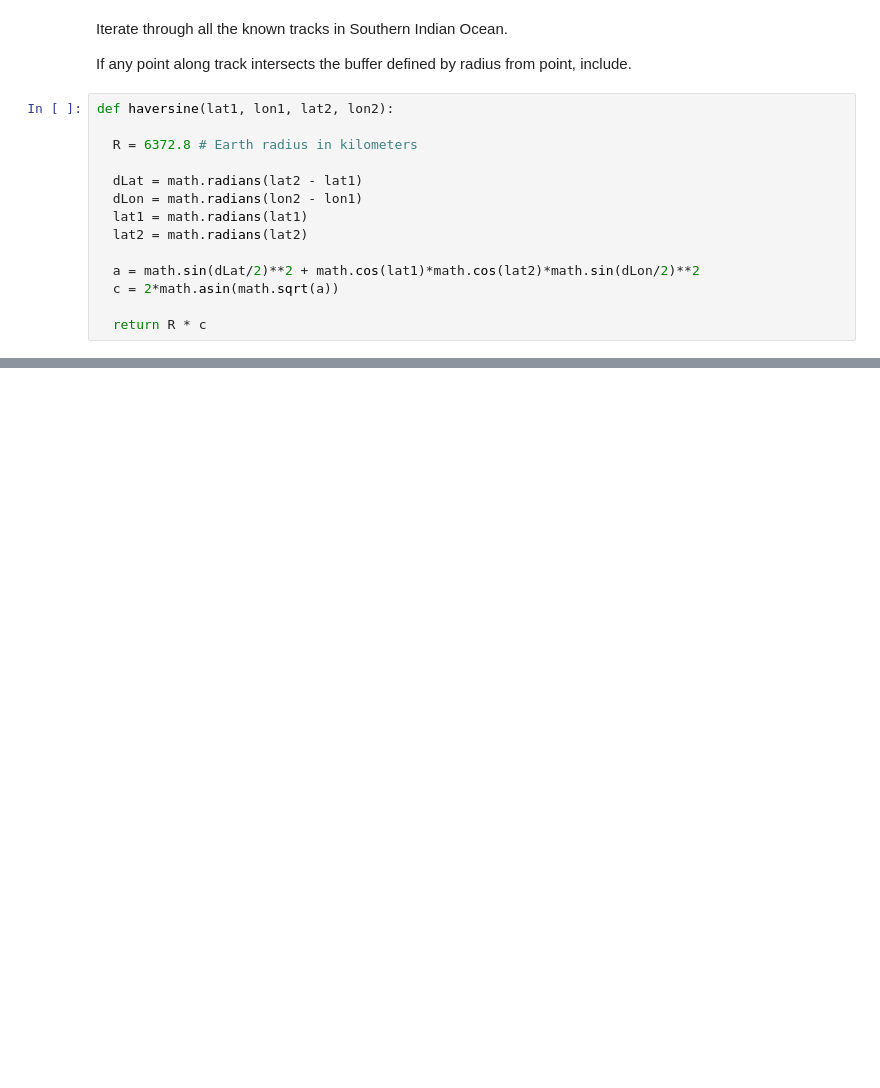
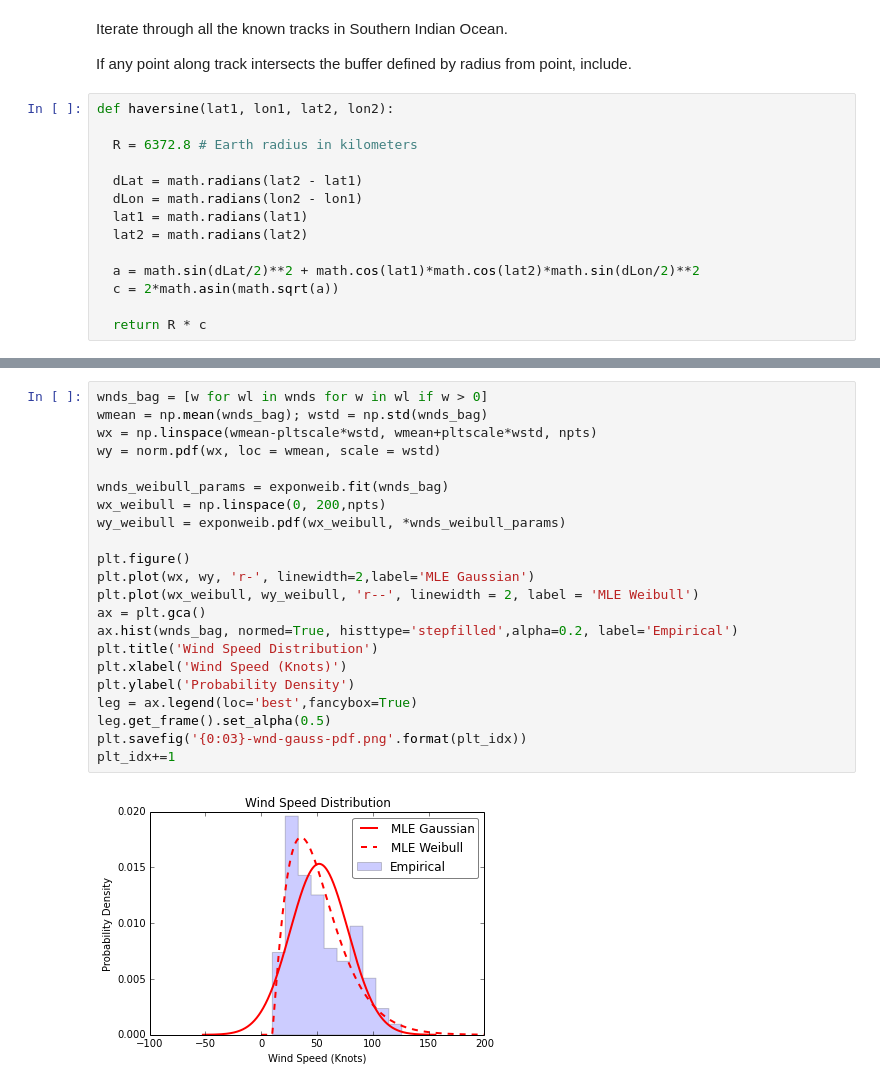
Before and after one commit to brianmckenna/notebooks, a Jupyter notebook: Anadarko - Tropical Cyclone Distributions.ipynb, the cells around one changed output, grey strips where cells are left out. Cells and saved outputs as stored; diff of their text form; blank space fills up the shorter version.

```diff
--- a/Anadarko - Tropical Cyclone Distributions.ipynb
+++ b/Anadarko - Tropical Cyclone Distributions.ipynb
@@ -128,0 +171,24 @@ Image('003-tracks.png')
+# %%
+wnds_bag = [w for wl in wnds for w in wl if w > 0]
+wmean = np.mean(wnds_bag); wstd = np.std(wnds_bag)
+wx = np.linspace(wmean-pltscale*wstd, wmean+pltscale*wstd, npts)
+wy = norm.pdf(wx, loc = wmean, scale = wstd)
+
+wnds_weibull_params = exponweib.fit(wnds_bag)
+wx_weibull = np.linspace(0, 200,npts)
+wy_weibull = exponweib.pdf(wx_weibull, *wnds_weibull_params)
+
+plt.figure()
+plt.plot(wx, wy, 'r-', linewidth=2,label='MLE Gaussian')
+plt.plot(wx_weibull, wy_weibull, 'r--', linewidth = 2, label = 'MLE Weibull')
+ax = plt.gca()
+ax.hist(wnds_bag, normed=True, histtype='stepfilled',alpha=0.2, label='Empirical')
+plt.title('Wind Speed Distribution')
+plt.xlabel('Wind Speed (Knots)')
+plt.ylabel('Probability Density')
+leg = ax.legend(loc='best',fancybox=True)
+leg.get_frame().set_alpha(0.5)
+plt.savefig('{0:03}-wnd-gauss-pdf.png'.format(plt_idx))
+plt_idx+=1
+# %% [output]
+[figure, added]
```
Also changed, not shown: parts of 9 cells of this notebook.
